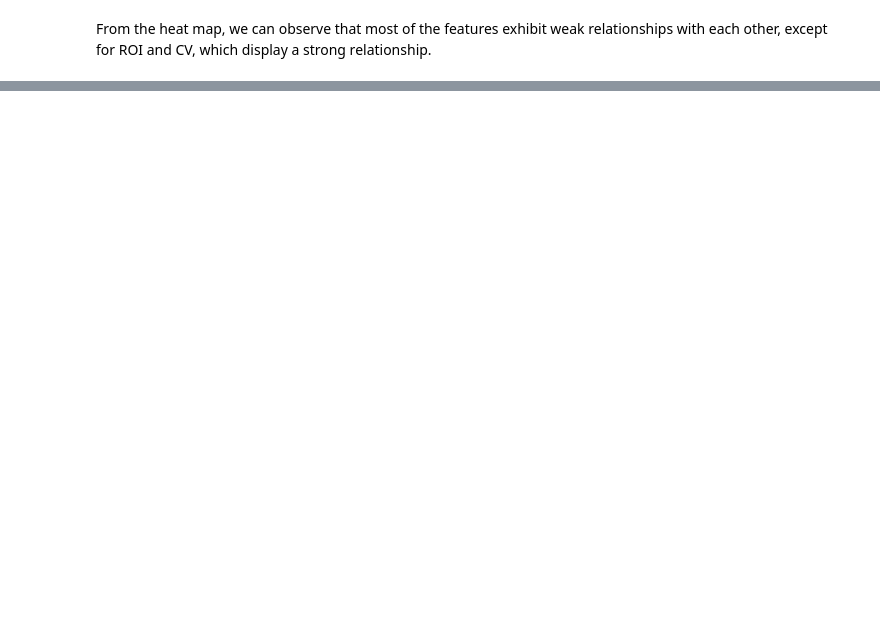
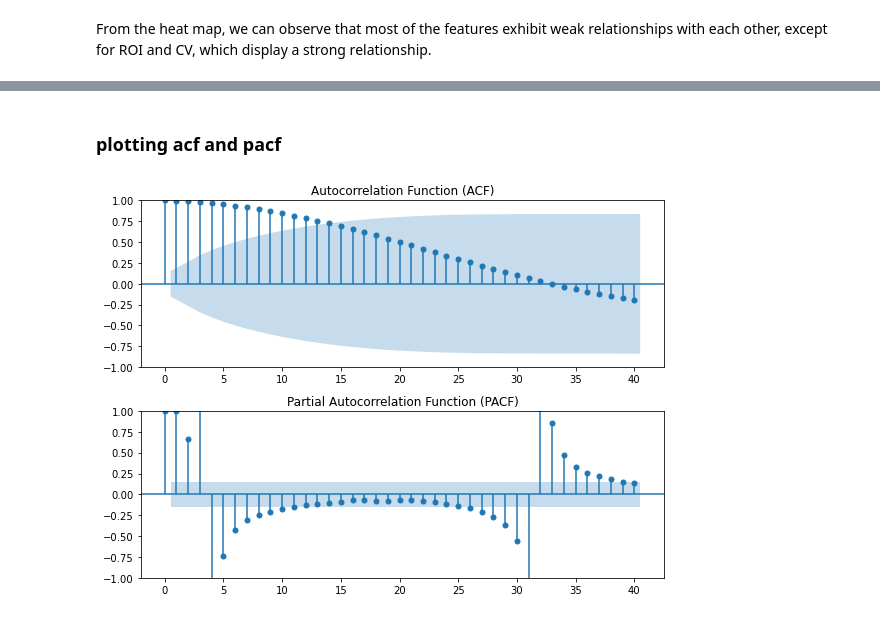
Before and after one commit to Eddie-254/Phase-4-Project, a Jupyter notebook: Main_Notebook.ipynb, the cells around one changed output, grey strips where cells are left out. Cells and saved outputs as stored; diff of their text form; code cells hidden in the pictures; blank space fills up the shorter version.

```diff
--- a/Main_Notebook.ipynb
+++ b/Main_Notebook.ipynb
@@ -571,0 +638,14 @@ From the heat map, we can observe that most of the features exhibit weak relatio
+# %%
+# split the data
+df = ts.sort_index()
+
+# Calculate the index to split the dataset
+split_index = int(0.7 * len(df))
+
+# Split the dataset
+train_set = df.iloc[:split_index]
+test_set = df.iloc[split_index:]
+
+# Print the sizes of the train and test sets
+print("Train set size:", len(train_set))
+print("Test set size:", len(test_set))
@@ -571,0 +809,20 @@ From the heat map, we can observe that most of the features exhibit weak relatio
+# %% [markdown]
+### plotting acf and pacf
+# %%
+# Plot the PACF
+# Plot the ACF
+from statsmodels.graphics.tsaplots import plot_acf
+from statsmodels.graphics.tsaplots import plot_pacf
+
+def plot_acf_pacf(data):
+    fig, axes = plt.subplots(nrows=2, ncols=1, figsize=(8, 6))
+    plot_acf(data, ax=axes[0], lags=40)
+    plot_pacf(data, ax=axes[1], lags=40)
+    axes[0].set_title('Autocorrelation Function (ACF)', fontsize=12)
+    axes[1].set_title('Partial Autocorrelation Function (PACF)', fontsize=12)
+    plt.tight_layout()
+    plt.show()
+
+plot_acf_pacf(data_diff)
+# %% [output]
+[figure, added]
```
Also changed, not shown: parts of 33 cells of this notebook.
